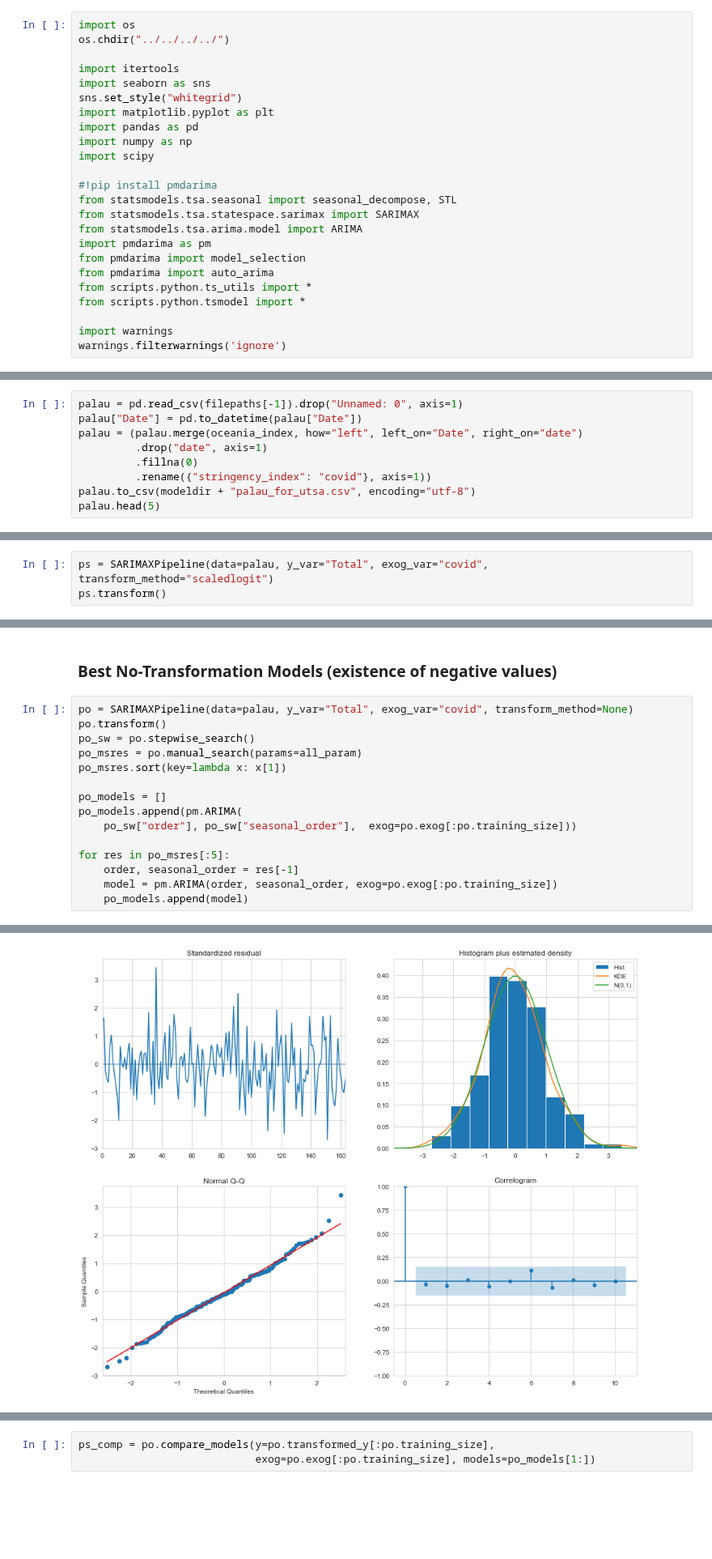
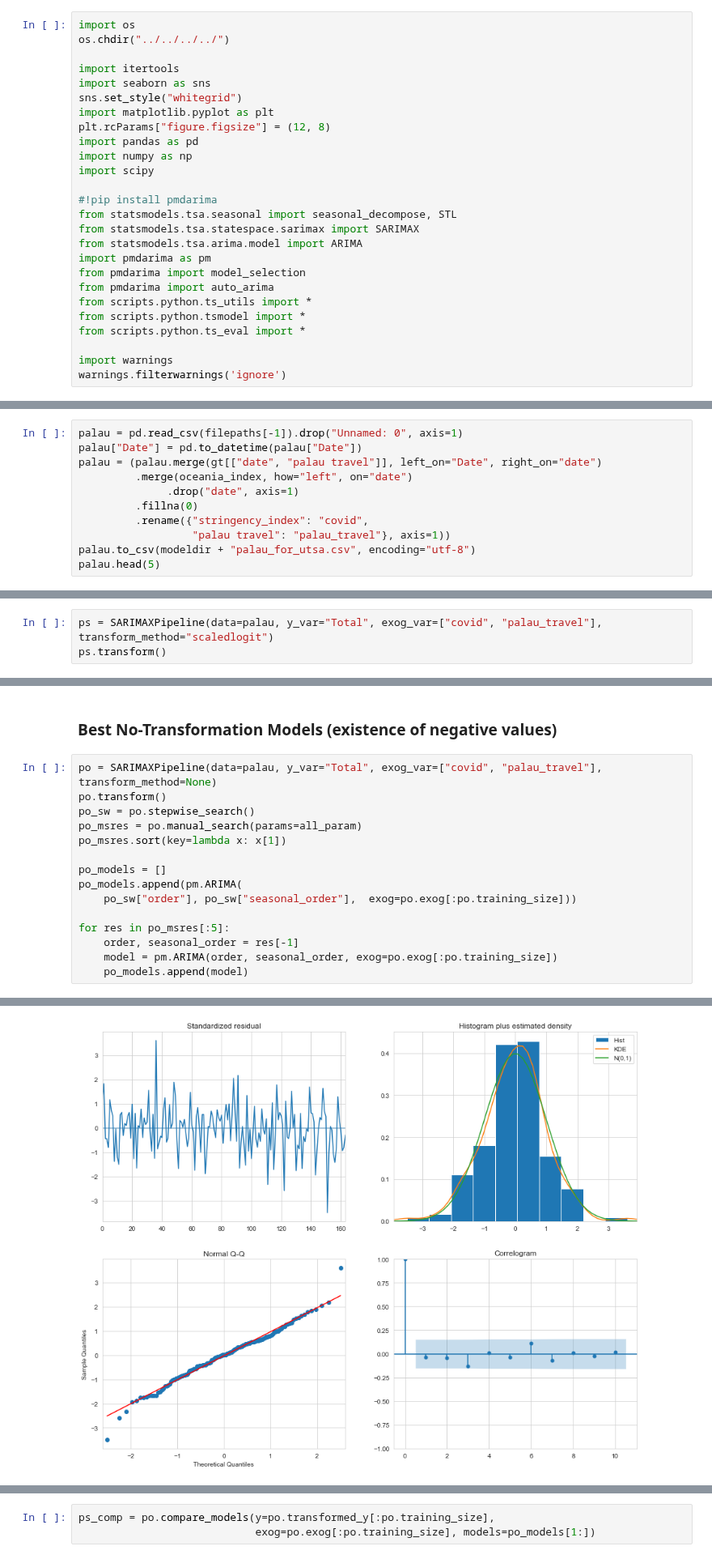
Before and after one commit to worldbank/pacific-observatory, a Jupyter notebook: scripts/notebooks/Tourism/modelling/palau(demo).ipynb, the cells around one changed output, grey strips where cells are left out. Shown at 81% size. Drawn from its saved outputs; the diff is of its cells as text; blank space fills up the shorter version.

```diff
--- a/scripts/notebooks/Tourism/modelling/palau(demo).ipynb
+++ b/scripts/notebooks/Tourism/modelling/palau(demo).ipynb
@@ -6,6 +6,7 @@ import itertools
 import seaborn as sns
 sns.set_style("whitegrid")
 import matplotlib.pyplot as plt
+plt.rcParams["figure.figsize"] = (12, 8)
 import pandas as pd
 import numpy as np
 import scipy
@@ -19,6 +20,7 @@ from pmdarima import model_selection
 from pmdarima import auto_arima
 from scripts.python.ts_utils import *
 from scripts.python.tsmodel import *
+from scripts.python.ts_eval import *
 
 import warnings
 warnings.filterwarnings('ignore')
@@ -74,10 +88,12 @@ oceania_index.head(5)
 # %%
 palau = pd.read_csv(filepaths[-1]).drop("Unnamed: 0", axis=1)
 palau["Date"] = pd.to_datetime(palau["Date"])
-palau = (palau.merge(oceania_index, how="left", left_on="Date", right_on="date")
-         .drop("date", axis=1)
+palau = (palau.merge(gt[["date", "palau travel"]], left_on="Date", right_on="date")
+         .merge(oceania_index, how="left", on="date")
+              .drop("date", axis=1)
          .fillna(0)
-         .rename({"stringency_index": "covid"}, axis=1))
+         .rename({"stringency_index": "covid",
+                  "palau travel": "palau_travel"}, axis=1))
 palau.to_csv(modeldir + "palau_for_utsa.csv", encoding="utf-8")
 palau.head(5)
 # %% [output]
@@ -103,7 +137,7 @@ $$y = \log\left(\frac{x-a}{b-x}\right)$$
 and Inverse Transformation is:
 $$ x  = \frac{(b-a)e^y}{1+e^y} + a $$
 # %%
-ps = SARIMAXPipeline(data=palau, y_var="Total", exog_var="covid", transform_method="scaledlogit")
+ps = SARIMAXPipeline(data=palau, y_var="Total", exog_var=["covid", "palau_travel"], transform_method="scaledlogit")
 ps.transform()
 # %% [output]
 training size : 165, testing size : 19
@@ -305,7 +342,7 @@ Text(0.5, 1.0, "Palau's Visitor Arrivals")
 # %% [markdown]
 ### Best No-Transformation Models (existence of negative values)
 # %%
-po = SARIMAXPipeline(data=palau, y_var="Total", exog_var="covid", transform_method=None)
+po = SARIMAXPipeline(data=palau, y_var="Total", exog_var=["covid", "palau_travel"], transform_method=None)
 po.transform()
 po_sw = po.stepwise_search()
 po_msres = po.manual_search(params=all_param)
@@ -336,5 +373,5 @@ Performing stepwise search to minimize aic
 ===================================================================================
 
 Warnings:
 [1] Covariance matrix calculated using the outer product of gradients (complex-step).
-[figure, old version]
+[figure, new version]
```
Also changed, not shown: parts of 32 cells of this notebook, 7 other files.
